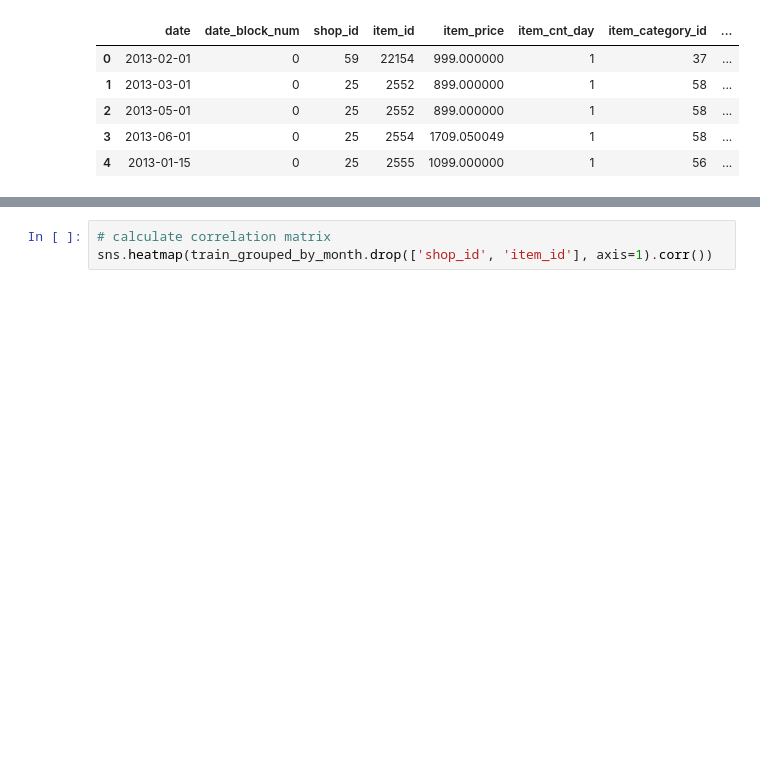
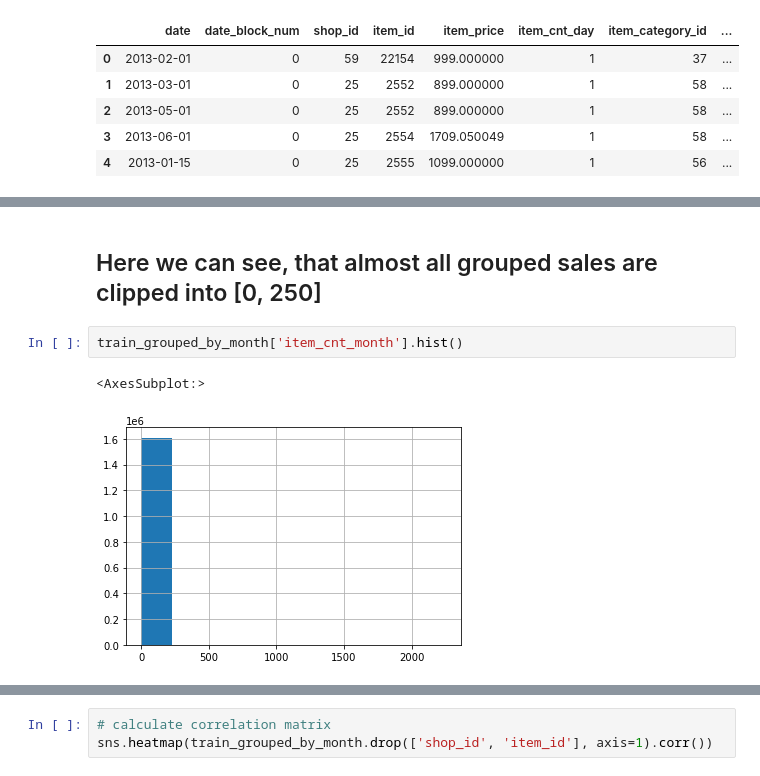
Before and after one commit to Evgeniy-2000/ML_practice_project, a Jupyter notebook: Main.ipynb, the cells around one changed output, grey strips where cells are left out. Cells and saved outputs as stored; diff of their text form; blank space fills up the shorter version.

```diff
--- a/Main.ipynb
+++ b/Main.ipynb
@@ -139,0 +135,7 @@ train_grouped_by_month.head(20)
+# %% [markdown]
+## Here we can see, that almost all grouped sales are clipped into [0, 250]
+# %%
+train_grouped_by_month['item_cnt_month'].hist()
+# %% [output]
+<AxesSubplot:>
+[figure, added]
```
Also changed, not shown: parts of 35 cells of this notebook.
